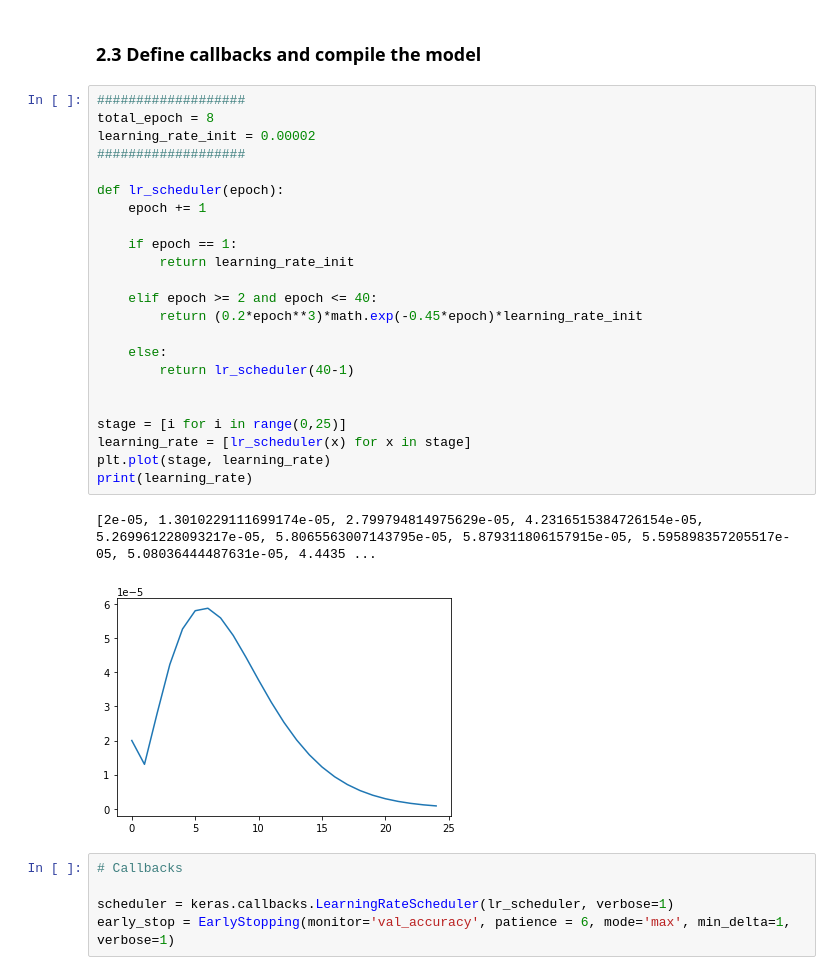
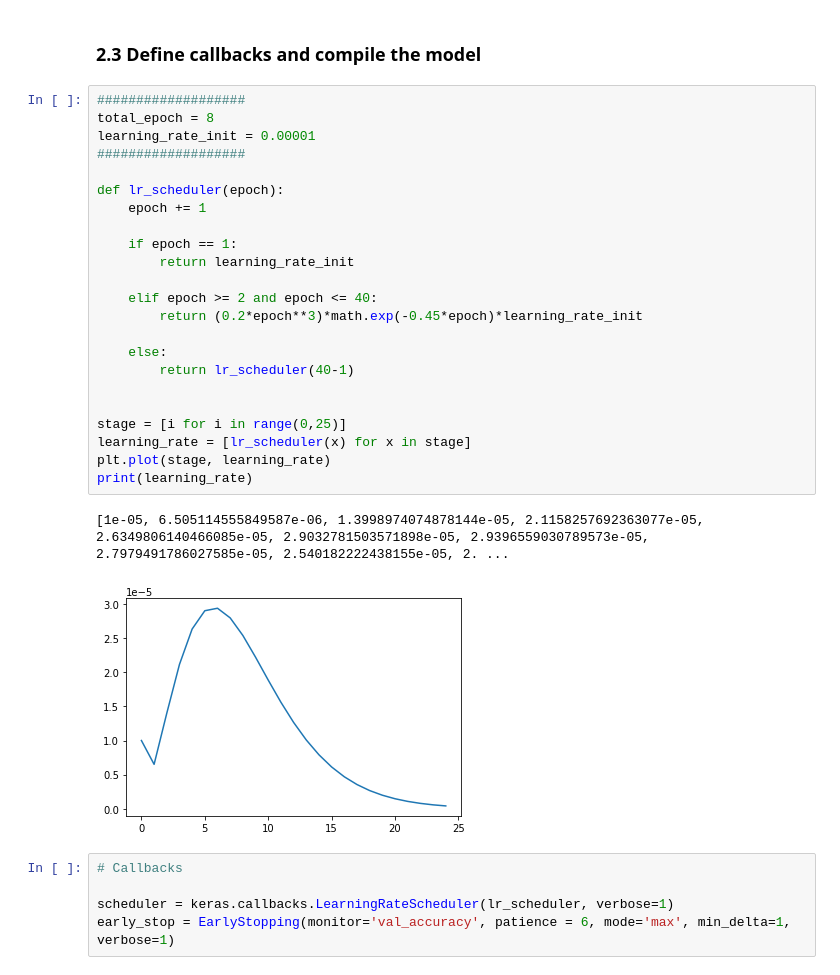
Before and after one commit to opsabarsec/Dog-pictures-classification-by-Deep-Learning, a Jupyter notebook: notebooks/Stanford_dogs_classifier_part2.ipynb, the cells around one changed output. Saved outputs shown, nothing was run; the diff lists cells and outputs as text.

```diff
--- a/notebooks/Stanford_dogs_classifier_part2.ipynb
+++ b/notebooks/Stanford_dogs_classifier_part2.ipynb
@@ -251,29 +257,29 @@ my_model.add(Dense(120, activation='softmax'))
 # %%
 ###################
 total_epoch = 8
-learning_rate_init = 0.00002
+learning_rate_init = 0.00001
 ###################
 
 def lr_scheduler(epoch):
     epoch += 1
 
     if epoch == 1:
         return learning_rate_init
 
     elif epoch >= 2 and epoch <= 40:
         return (0.2*epoch**3)*math.exp(-0.45*epoch)*learning_rate_init
 
     else:
         return lr_scheduler(40-1)
 
 
 stage = [i for i in range(0,25)]
 learning_rate = [lr_scheduler(x) for x in stage]
 plt.plot(stage, learning_rate)
 print(learning_rate)
 # %% [output]
-[2e-05, 1.3010229111699174e-05, 2.799794814975629e-05, 4.2316515384726154e-05, 5.269961228093217e-05, 5.8065563007143795e-05, 5.879311806157915e-05, 5.595898357205517e-05, 5.08036444487631e-05, 4.4435 ...
+[1e-05, 6.505114555849587e-06, 1.3998974074878144e-05, 2.1158257692363077e-05, 2.6349806140466085e-05, 2.9032781503571898e-05, 2.9396559030789573e-05, 2.7979491786027585e-05, 2.540182222438155e-05, 2. ...
-[figure, old version]
+[figure, new version]
 # %%
 # Callbacks
 
```
Also changed, not shown: parts of 10 cells of this notebook, 2 other files.
